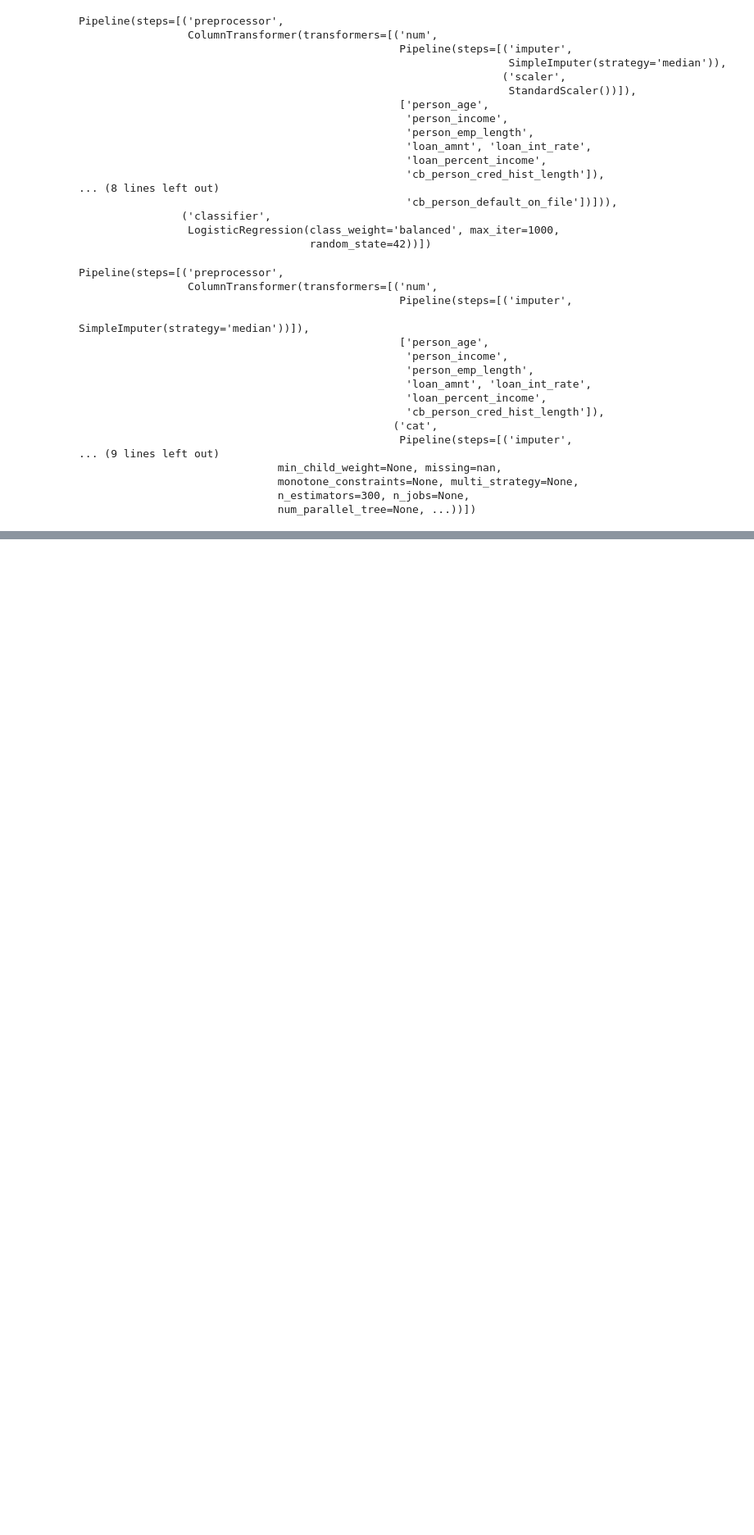
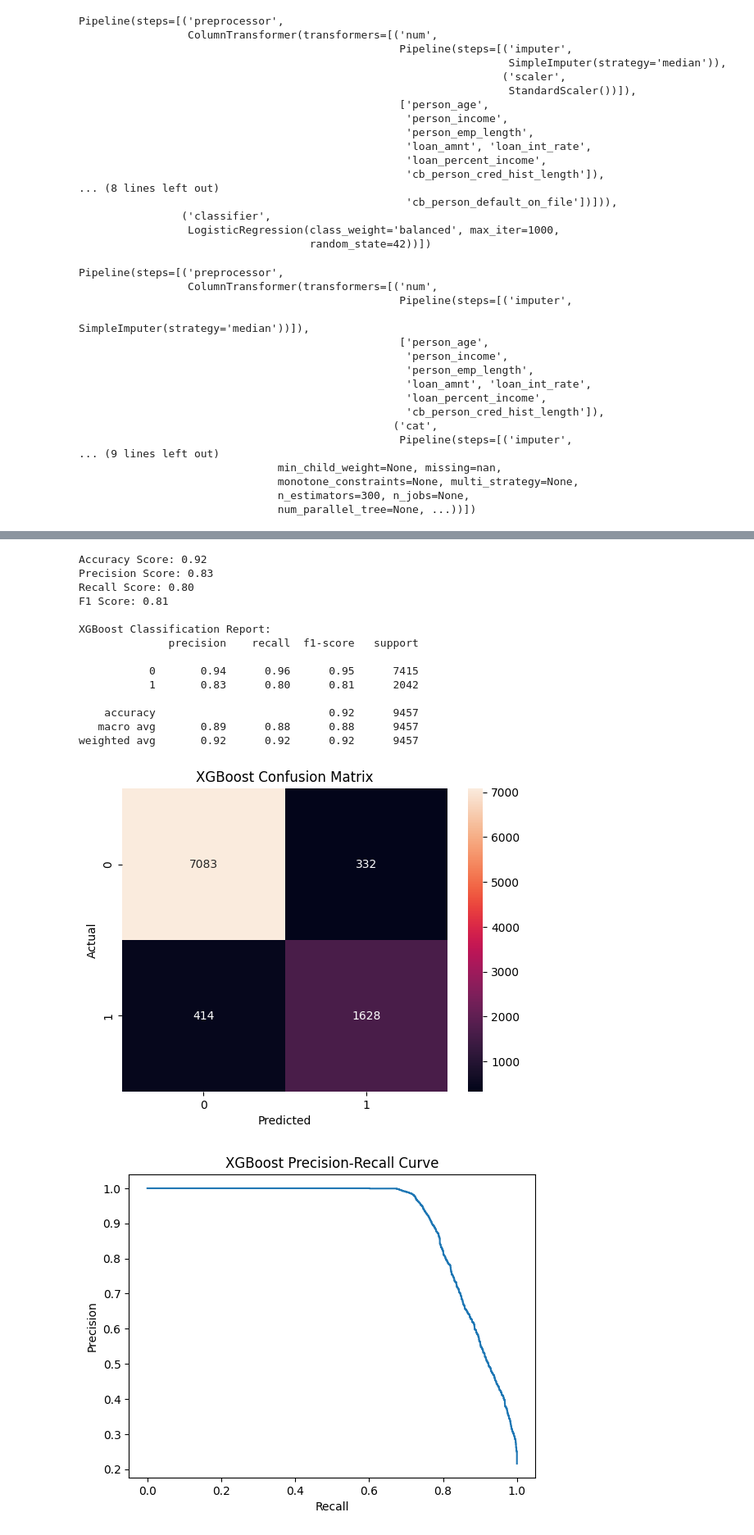
Before and after one commit to Ruhi1010/explainable_credit_risk_assessment_system, a Jupyter notebook: credit_risk.ipynb, the cells around one changed output, grey strips where cells are left out. Shown at 82% size. Cells and saved outputs as stored; diff of their text form; code cells hidden in the pictures; blank space fills up the shorter version.

```diff
--- a/credit_risk.ipynb
+++ b/credit_risk.ipynb
@@ -351,0 +486,10 @@ cv_results
+# %%
+xg_model = Pipeline([
+    ('preprocessor', preprocessor_xg),
+    ('classifier', XGBClassifier(
+        scale_pos_weight=scale_weights,
+        learning_rate=0.1,
+        random_state=42
+        ))
+])
+xg_model.fit(X_train, y_train)
@@ -351,0 +514,25 @@ cv_results
+# %%
+from sklearn.model_selection import RandomizedSearchCV
+from scipy.stats import uniform, randint
+
+param_grid = {
+    "classifier__n_estimators" : randint(150, 600),
+    "classifier__max_depth" : randint(3, 9),
+    "classifier__learning_rate" :uniform(0.01, 0.5),
+    "classifier__colsample_bytree" : uniform(0.6, 0.4),
+    "classifier__subsample" : uniform(0.6, 0.4),
+    "classifier__min_child_weight" : randint(1, 10),
+    "classifier__gamma" : uniform(0, 5)
+}
+# %%
+random_search = RandomizedSearchCV(
+    xg_model,
+    param_grid,
+    n_iter=150,
+    cv=cv,
+    scoring="average_precision",
+    n_jobs=-1,
+    verbose=1
+)
+
+random_search.fit(X_train, y_train)
@@ -351,0 +592,20 @@ cv_results
+# %%
+# Passing the xgboost model after performing hyperparameter tuning to the evaluation function to evaluate its performance on the test set.
+evaluate_model("XGBoost", random_search, X_test, y_test)
+# %% [output]
+Accuracy Score: 0.92
+Precision Score: 0.83
+Recall Score: 0.80
+F1 Score: 0.81
+
+XGBoost Classification Report:
+              precision    recall  f1-score   support
+
+           0       0.94      0.96      0.95      7415
+           1       0.83      0.80      0.81      2042
+
+    accuracy                           0.92      9457
+   macro avg       0.89      0.88      0.88      9457
+weighted avg       0.92      0.92      0.92      9457
+[figure, added]
+[figure, added]
```
Also changed, not shown: parts of 23 cells of this notebook.
